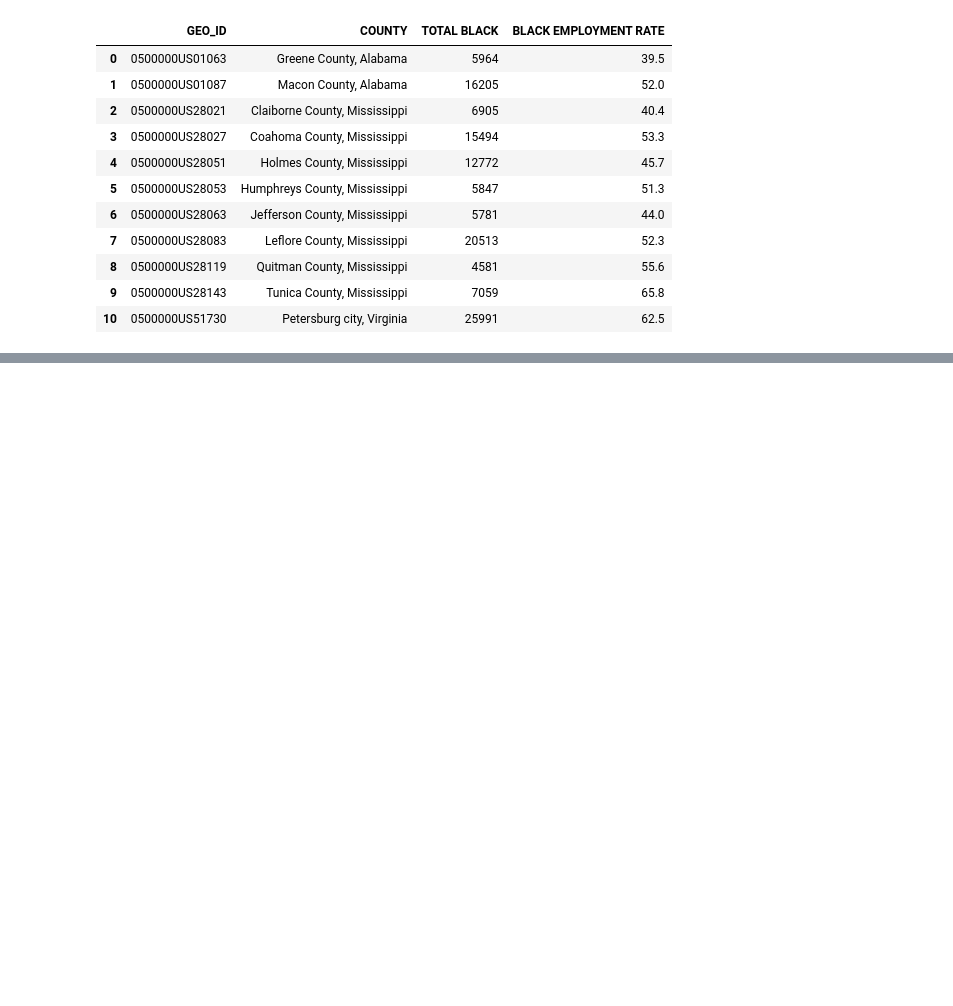
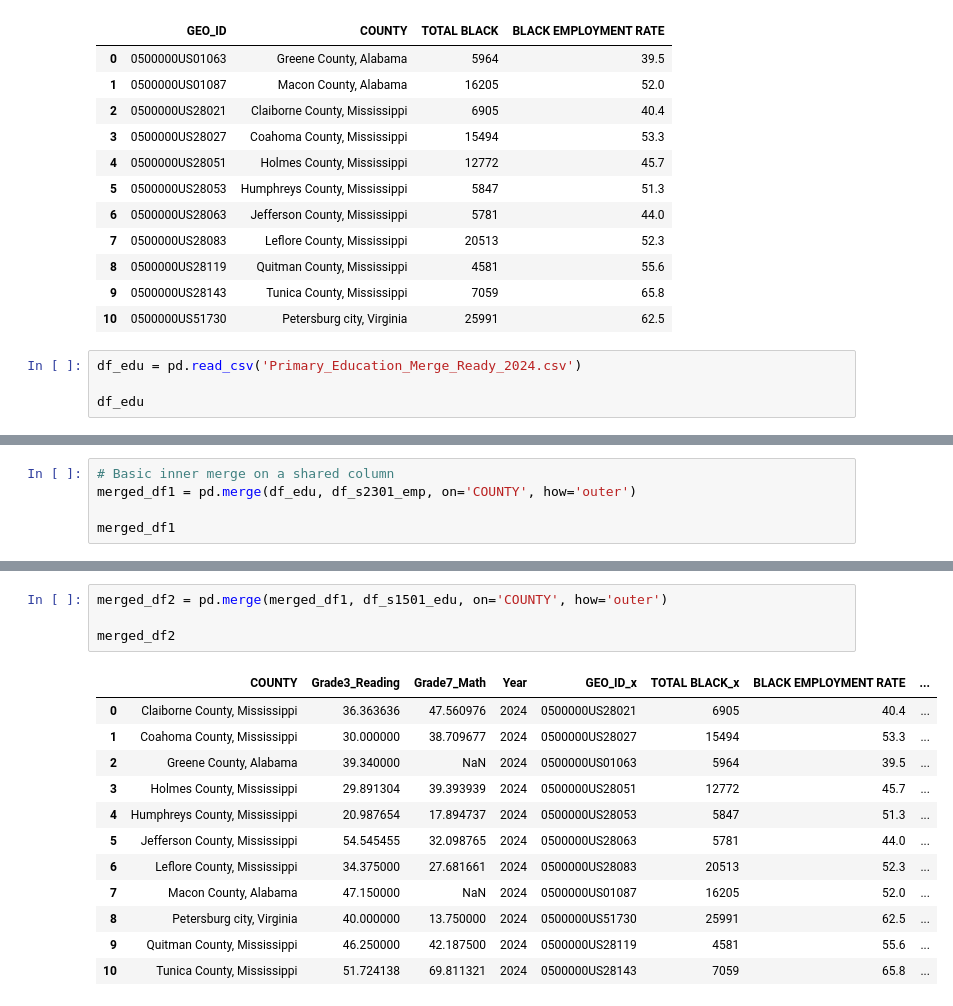
Before and after one commit to travon-epps/DATA404, a Jupyter notebook: Proj_Census_Data.ipynb, the cells around one changed output, grey strips where cells are left out. Drawn from its saved outputs; the diff is of its cells as text; blank space fills up the shorter version.

Commit message:
Add files via upload
Merged the Education csv and the census data for one full table to do analysis

```diff
--- a/Proj_Census_Data.ipynb
+++ b/Proj_Census_Data.ipynb
@@ -204,3 +204,7 @@ df_s2301_emp
 | 8 | 0500000US28119 | Quitman County, Mississippi | 4581 | 55.6 |
 | 9 | 0500000US28143 | Tunica County, Mississippi | 7059 | 65.8 |
 | 10 | 0500000US51730 | Petersburg city, Virginia | 25991 | 62.5 |
+# %%
+df_edu = pd.read_csv('Primary_Education_Merge_Ready_2024.csv')
+
+df_edu
@@ -206,0 +242,5 @@ df_s2301_emp
+# %%
+# Basic inner merge on a shared column
+merged_df1 = pd.merge(df_edu, df_s2301_emp, on='COUNTY', how='outer')
+
+merged_df1
@@ -206,0 +260,17 @@ df_s2301_emp
+# %%
+merged_df2 = pd.merge(merged_df1, df_s1501_edu, on='COUNTY', how='outer')
+
+merged_df2
+# %% [output]
+|  | COUNTY | Grade3_Reading | Grade7_Math | Year | GEO_ID_x | TOTAL BLACK_x | BLACK EMPLOYMENT RATE | ... |
+| 0 | Claiborne County, Mississippi | 36.363636 | 47.560976 | 2024 | 0500000US28021 | 6905 | 40.4 | ... |
+| 1 | Coahoma County, Mississippi | 30.000000 | 38.709677 | 2024 | 0500000US28027 | 15494 | 53.3 | ... |
+| 2 | Greene County, Alabama | 39.340000 | NaN | 2024 | 0500000US01063 | 5964 | 39.5 | ... |
+| 3 | Holmes County, Mississippi | 29.891304 | 39.393939 | 2024 | 0500000US28051 | 12772 | 45.7 | ... |
+| 4 | Humphreys County, Mississippi | 20.987654 | 17.894737 | 2024 | 0500000US28053 | 5847 | 51.3 | ... |
+| 5 | Jefferson County, Mississippi | 54.545455 | 32.098765 | 2024 | 0500000US28063 | 5781 | 44.0 | ... |
+| 6 | Leflore County, Mississippi | 34.375000 | 27.681661 | 2024 | 0500000US28083 | 20513 | 52.3 | ... |
+| 7 | Macon County, Alabama | 47.150000 | NaN | 2024 | 0500000US01087 | 16205 | 52.0 | ... |
+| 8 | Petersburg city, Virginia | 40.000000 | 13.750000 | 2024 | 0500000US51730 | 25991 | 62.5 | ... |
+| 9 | Quitman County, Mississippi | 46.250000 | 42.187500 | 2024 | 0500000US28119 | 4581 | 55.6 | ... |
+| 10 | Tunica County, Mississippi | 51.724138 | 69.811321 | 2024 | 0500000US28143 | 7059 | 65.8 | ... |
```
Also changed, not shown: parts of 7 cells of this notebook.
